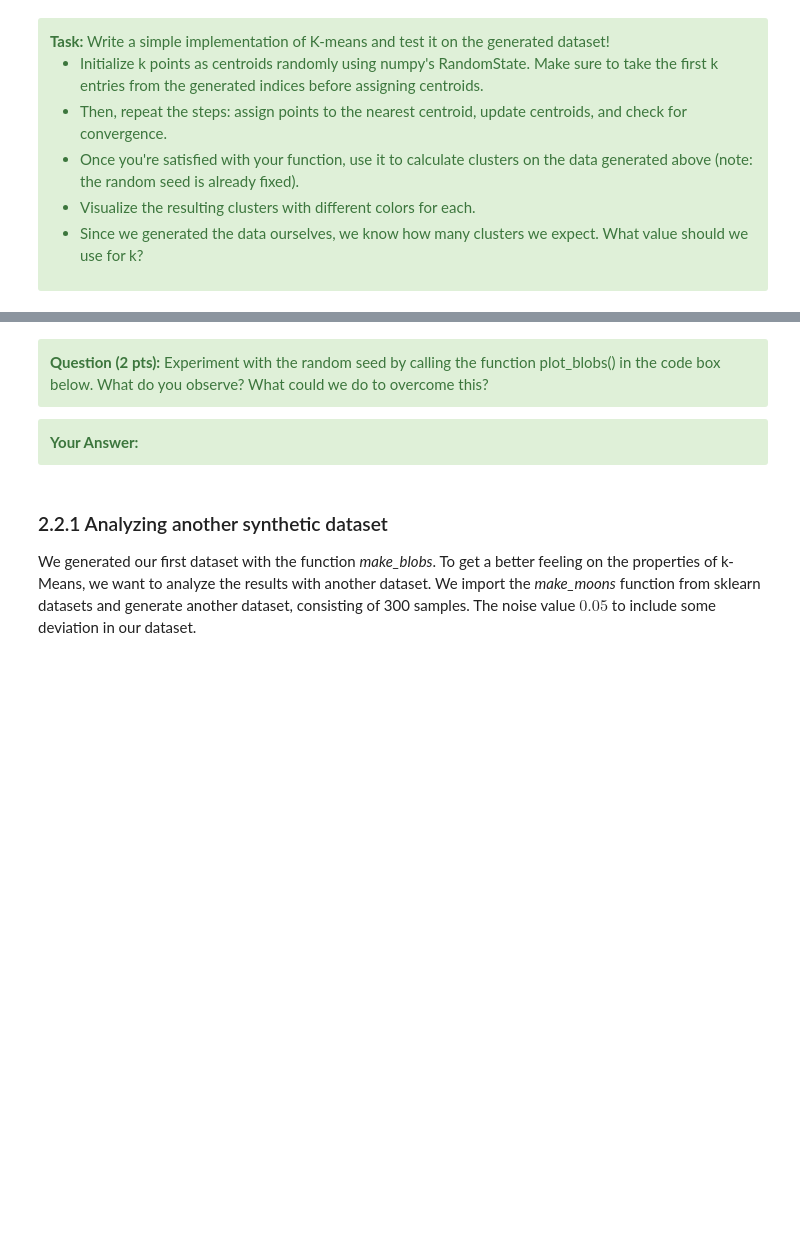
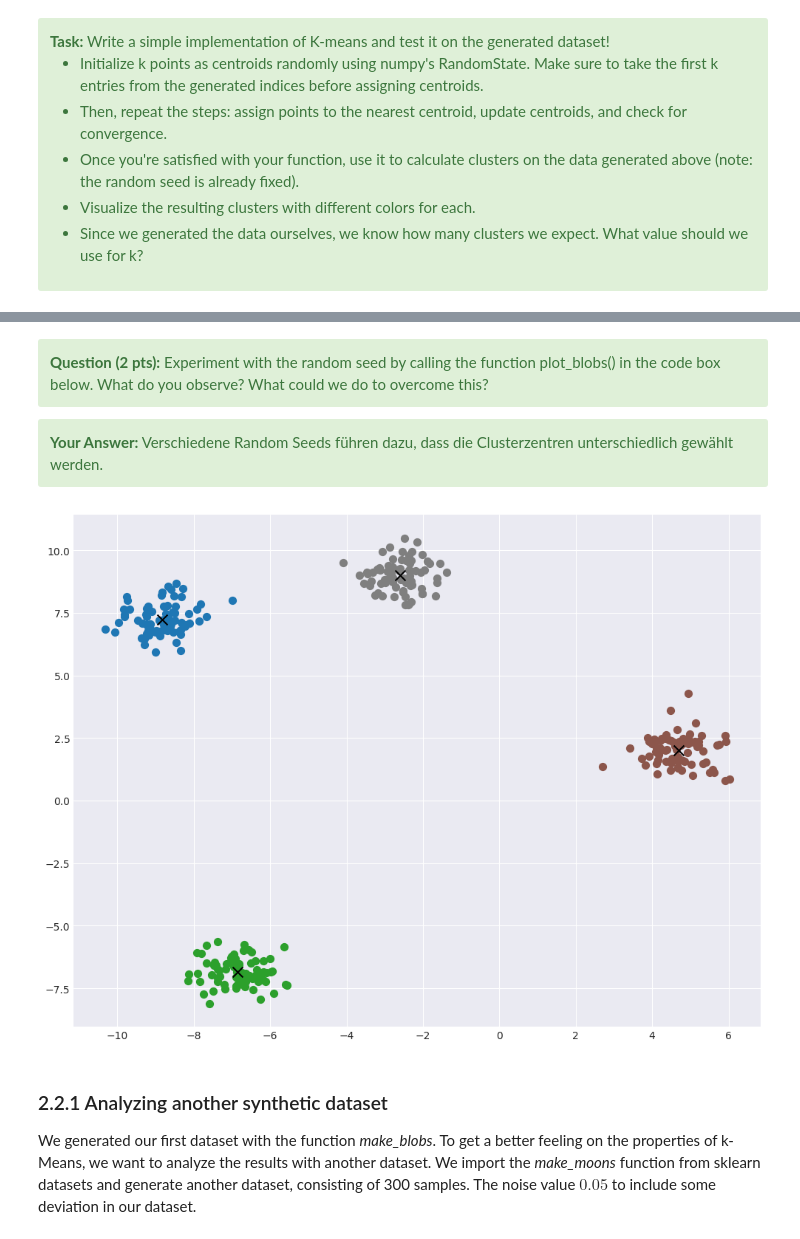
Before and after one commit to anton-seifert/LAMA, a Jupyter notebook: task-3-unsupervised-learning/2_clustering.ipynb, the cells around one changed output, grey strips where cells are left out. Saved outputs shown, nothing was run; the diff lists cells and outputs as text; code cells hidden in the pictures; blank space fills up the shorter version.

```diff
--- a/task-3-unsupervised-learning/2_clustering.ipynb
+++ b/task-3-unsupervised-learning/2_clustering.ipynb
@@ -150,10 +182,12 @@ test_func.test_labels_blob(labels_blob)
 <b>Question (2 pts):</b> Experiment with the random seed by calling the function plot_blobs() in the code box below. What do you observe? What could we do to overcome this?
 </div>
 <div class="alert alert-block alert-success">
-<b>Your Answer:</b>
+<b>Your Answer:</b> Verschiedene Random Seeds führen dazu, dass die Clusterzentren unterschiedlich gewählt werden.
 </div>
 # %%
-_, _ = plot_blobs(X_blob, 4, ...)
+centers, labels_blob = plot_blobs(X_blob, 4, 10)
+# %% [output]
+[figure, added]
 # %% [markdown]
 ### 2.2.1 Analyzing another synthetic dataset
 We generated our first dataset with the function *make_blobs*. To get a better feeling on the properties of k-Means, we want to analyze the results with another dataset. We import the *make_moons* function from sklearn datasets and generate another dataset, consisting of 300 samples. The noise value $0.05$ to include some deviation in our dataset.
```
Also changed, not shown: parts of 3 cells of this notebook.
